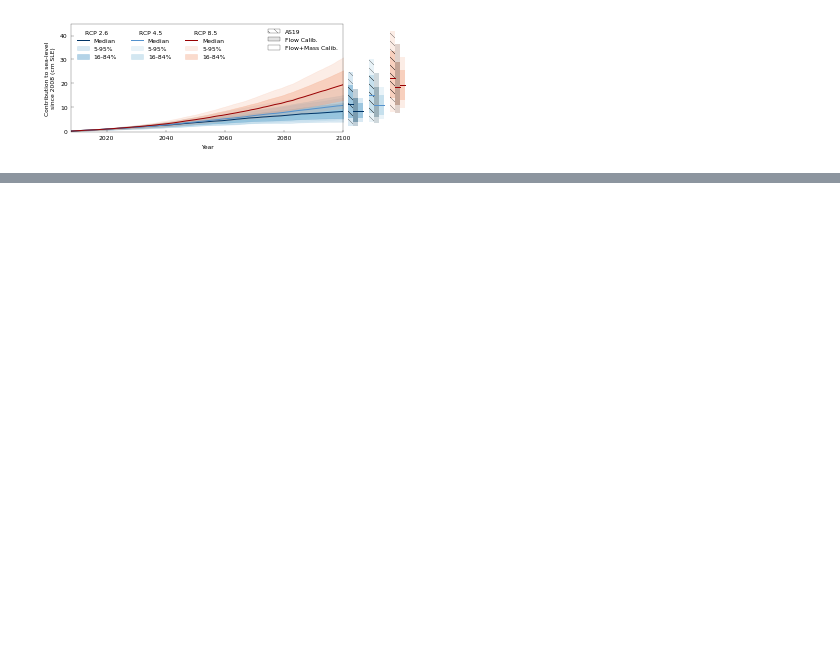
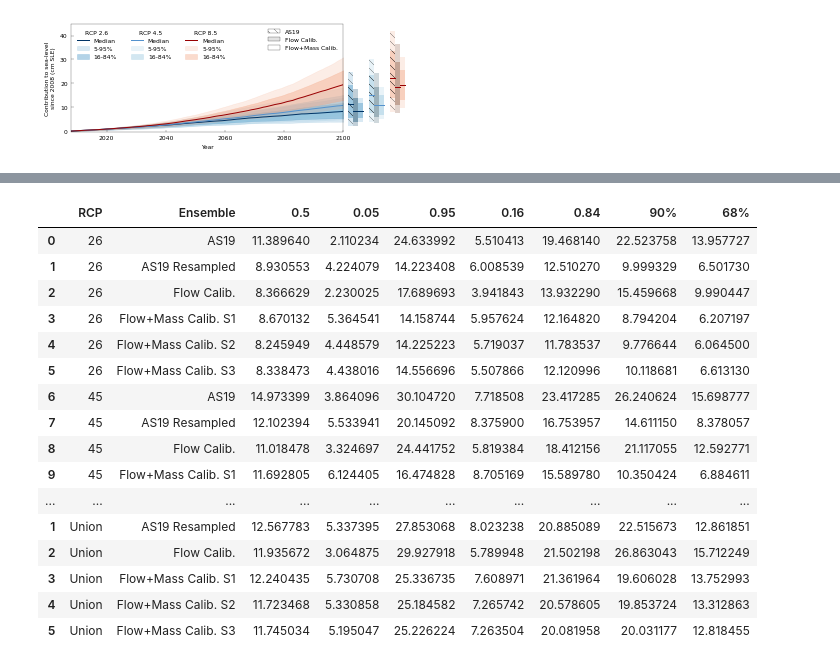
Before and after one commit to pism/pism-emulator, a Jupyter notebook: calibration/calibrate.ipynb, the cells around one changed output, grey strips where cells are left out. Cells and saved outputs as stored; diff of their text form; code cells hidden in the pictures; blank space fills up the shorter version.

```diff
--- a/calibration/calibrate.ipynb
+++ b/calibration/calibrate.ipynb
@@ -45,0 +66,20 @@ run calibrate-as19.py
+# %%
+q_df
+# %% [output]
+|  | RCP | Ensemble | 0.5 | 0.05 | 0.95 | 0.16 | 0.84 | 90% | 68% |
+| 0 | 26 | AS19 | 11.389640 | 2.110234 | 24.633992 | 5.510413 | 19.468140 | 22.523758 | 13.957727 |
+| 1 | 26 | AS19 Resampled | 8.930553 | 4.224079 | 14.223408 | 6.008539 | 12.510270 | 9.999329 | 6.501730 |
+| 2 | 26 | Flow Calib. | 8.366629 | 2.230025 | 17.689693 | 3.941843 | 13.932290 | 15.459668 | 9.990447 |
+| 3 | 26 | Flow+Mass Calib. S1 | 8.670132 | 5.364541 | 14.158744 | 5.957624 | 12.164820 | 8.794204 | 6.207197 |
+| 4 | 26 | Flow+Mass Calib. S2 | 8.245949 | 4.448579 | 14.225223 | 5.719037 | 11.783537 | 9.776644 | 6.064500 |
+| 5 | 26 | Flow+Mass Calib. S3 | 8.338473 | 4.438016 | 14.556696 | 5.507866 | 12.120996 | 10.118681 | 6.613130 |
+| 6 | 45 | AS19 | 14.973399 | 3.864096 | 30.104720 | 7.718508 | 23.417285 | 26.240624 | 15.698777 |
+| 7 | 45 | AS19 Resampled | 12.102394 | 5.533941 | 20.145092 | 8.375900 | 16.753957 | 14.611150 | 8.378057 |
+| 8 | 45 | Flow Calib. | 11.018478 | 3.324697 | 24.441752 | 5.819384 | 18.412156 | 21.117055 | 12.592771 |
+| 9 | 45 | Flow+Mass Calib. S1 | 11.692805 | 6.124405 | 16.474828 | 8.705169 | 15.589780 | 10.350424 | 6.884611 |
+| ... | ... | ... | ... | ... | ... | ... | ... | ... | ... |
+| 1 | Union | AS19 Resampled | 12.567783 | 5.337395 | 27.853068 | 8.023238 | 20.885089 | 22.515673 | 12.861851 |
+| 2 | Union | Flow Calib. | 11.935672 | 3.064875 | 29.927918 | 5.789948 | 21.502198 | 26.863043 | 15.712249 |
+| 3 | Union | Flow+Mass Calib. S1 | 12.240435 | 5.730708 | 25.336735 | 7.608971 | 21.361964 | 19.606028 | 13.752993 |
+| 4 | Union | Flow+Mass Calib. S2 | 11.723468 | 5.330858 | 25.184582 | 7.265742 | 20.578605 | 19.853724 | 13.312863 |
+| 5 | Union | Flow+Mass Calib. S3 | 11.745034 | 5.195047 | 25.226224 | 7.263504 | 20.081958 | 20.031177 | 12.818455 |
```
Also changed, not shown: parts of 9 cells of this notebook, 1 other file.
